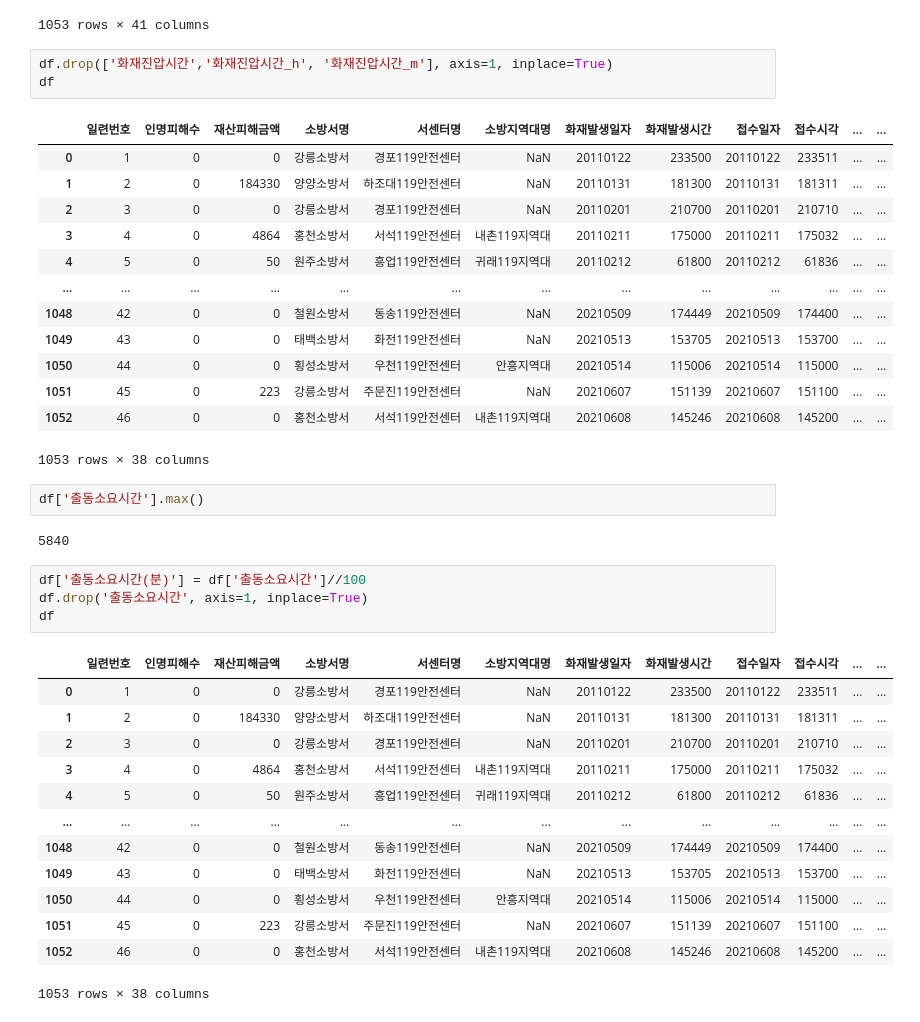
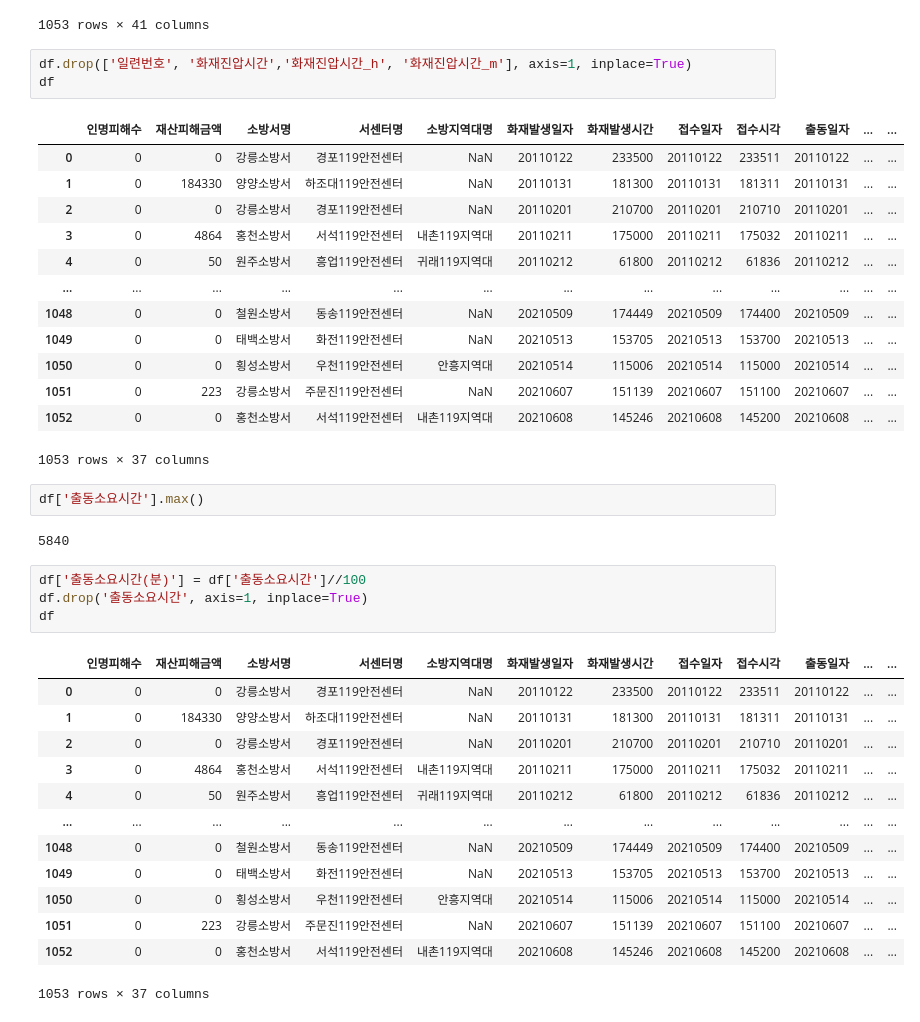
Before and after one commit to LIMDANBI/SKTFLYAI, a Jupyter notebook: pandas/project/강원도_산불_데이터_분석.ipynb, the cells around one changed output. Saved outputs shown, nothing was run; the diff lists cells and outputs as text.

```diff
--- a/pandas/project/강원도_산불_데이터_분석.ipynb
+++ b/pandas/project/강원도_산불_데이터_분석.ipynb
@@ -91,22 +100,22 @@ df
 | 1052 | 46 | 0 | 0 | 홍천소방서 | 서석119안전센터 | 내촌119지역대 | 20210608 | 145246 | 20210608 | 145200 | ... | ... |
 1053 rows × 41 columns
 # %%
-df.drop(['화재진압시간','화재진압시간_h', '화재진압시간_m'], axis=1, inplace=True)
+df.drop(['일련번호', '화재진압시간','화재진압시간_h', '화재진압시간_m'], axis=1, inplace=True)
 df
 # %% [output]
-|  | 일련번호 | 인명피해수 | 재산피해금액 | 소방서명 | 서센터명 | 소방지역대명 | 화재발생일자 | 화재발생시간 | 접수일자 | 접수시각 | ... | ... |
-| 0 | 1 | 0 | 0 | 강릉소방서 | 경포119안전센터 | NaN | 20110122 | 233500 | 20110122 | 233511 | ... | ... |
-| 1 | 2 | 0 | 184330 | 양양소방서 | 하조대119안전센터 | NaN | 20110131 | 181300 | 20110131 | 181311 | ... | ... |
-| 2 | 3 | 0 | 0 | 강릉소방서 | 경포119안전센터 | NaN | 20110201 | 210700 | 20110201 | 210710 | ... | ... |
-| 3 | 4 | 0 | 4864 | 홍천소방서 | 서석119안전센터 | 내촌119지역대 | 20110211 | 175000 | 20110211 | 175032 | ... | ... |
-| 4 | 5 | 0 | 50 | 원주소방서 | 흥업119안전센터 | 귀래119지역대 | 20110212 | 61800 | 20110212 | 61836 | ... | ... |
+|  | 인명피해수 | 재산피해금액 | 소방서명 | 서센터명 | 소방지역대명 | 화재발생일자 | 화재발생시간 | 접수일자 | 접수시각 | 출동일자 | ... | ... |
+| 0 | 0 | 0 | 강릉소방서 | 경포119안전센터 | NaN | 20110122 | 233500 | 20110122 | 233511 | 20110122 | ... | ... |
+| 1 | 0 | 184330 | 양양소방서 | 하조대119안전센터 | NaN | 20110131 | 181300 | 20110131 | 181311 | 20110131 | ... | ... |
+| 2 | 0 | 0 | 강릉소방서 | 경포119안전센터 | NaN | 20110201 | 210700 | 20110201 | 210710 | 20110201 | ... | ... |
+| 3 | 0 | 4864 | 홍천소방서 | 서석119안전센터 | 내촌119지역대 | 20110211 | 175000 | 20110211 | 175032 | 20110211 | ... | ... |
+| 4 | 0 | 50 | 원주소방서 | 흥업119안전센터 | 귀래119지역대 | 20110212 | 61800 | 20110212 | 61836 | 20110212 | ... | ... |
 | ... | ... | ... | ... | ... | ... | ... | ... | ... | ... | ... | ... | ... |
-| 1048 | 42 | 0 | 0 | 철원소방서 | 동송119안전센터 | NaN | 20210509 | 174449 | 20210509 | 174400 | ... | ... |
-| 1049 | 43 | 0 | 0 | 태백소방서 | 화전119안전센터 | NaN | 20210513 | 153705 | 20210513 | 153700 | ... | ... |
-| 1050 | 44 | 0 | 0 | 횡성소방서 | 우천119안전센터 | 안흥지역대 | 20210514 | 115006 | 20210514 | 115000 | ... | ... |
-| 1051 | 45 | 0 | 223 | 강릉소방서 | 주문진119안전센터 | NaN | 20210607 | 151139 | 20210607 | 151100 | ... | ... |
-| 1052 | 46 | 0 | 0 | 홍천소방서 | 서석119안전센터 | 내촌119지역대 | 20210608 | 145246 | 20210608 | 145200 | ... | ... |
+| 1048 | 0 | 0 | 철원소방서 | 동송119안전센터 | NaN | 20210509 | 174449 | 20210509 | 174400 | 20210509 | ... | ... |
+| 1049 | 0 | 0 | 태백소방서 | 화전119안전센터 | NaN | 20210513 | 153705 | 20210513 | 153700 | 20210513 | ... | ... |
+| 1050 | 0 | 0 | 횡성소방서 | 우천119안전센터 | 안흥지역대 | 20210514 | 115006 | 20210514 | 115000 | 20210514 | ... | ... |
+| 1051 | 0 | 223 | 강릉소방서 | 주문진119안전센터 | NaN | 20210607 | 151139 | 20210607 | 151100 | 20210607 | ... | ... |
+| 1052 | 0 | 0 | 홍천소방서 | 서석119안전센터 | 내촌119지역대 | 20210608 | 145246 | 20210608 | 145200 | 20210608 | ... | ... |
-1053 rows × 38 columns
+1053 rows × 37 columns
 # %%
 df['출동소요시간'].max()
 # %% [output]
@@ -116,16 +125,16 @@ df['출동소요시간(분)'] = df['출동소요시간']//100
 df.drop('출동소요시간', axis=1, inplace=True)
 df
 # %% [output]
-|  | 일련번호 | 인명피해수 | 재산피해금액 | 소방서명 | 서센터명 | 소방지역대명 | 화재발생일자 | 화재발생시간 | 접수일자 | 접수시각 | ... | ... |
-| 0 | 1 | 0 | 0 | 강릉소방서 | 경포119안전센터 | NaN | 20110122 | 233500 | 20110122 | 233511 | ... | ... |
-| 1 | 2 | 0 | 184330 | 양양소방서 | 하조대119안전센터 | NaN | 20110131 | 181300 | 20110131 | 181311 | ... | ... |
-| 2 | 3 | 0 | 0 | 강릉소방서 | 경포119안전센터 | NaN | 20110201 | 210700 | 20110201 | 210710 | ... | ... |
-| 3 | 4 | 0 | 4864 | 홍천소방서 | 서석119안전센터 | 내촌119지역대 | 20110211 | 175000 | 20110211 | 175032 | ... | ... |
-| 4 | 5 | 0 | 50 | 원주소방서 | 흥업119안전센터 | 귀래119지역대 | 20110212 | 61800 | 20110212 | 61836 | ... | ... |
+|  | 인명피해수 | 재산피해금액 | 소방서명 | 서센터명 | 소방지역대명 | 화재발생일자 | 화재발생시간 | 접수일자 | 접수시각 | 출동일자 | ... | ... |
+| 0 | 0 | 0 | 강릉소방서 | 경포119안전센터 | NaN | 20110122 | 233500 | 20110122 | 233511 | 20110122 | ... | ... |
+| 1 | 0 | 184330 | 양양소방서 | 하조대119안전센터 | NaN | 20110131 | 181300 | 20110131 | 181311 | 20110131 | ... | ... |
+| 2 | 0 | 0 | 강릉소방서 | 경포119안전센터 | NaN | 20110201 | 210700 | 20110201 | 210710 | 20110201 | ... | ... |
+| 3 | 0 | 4864 | 홍천소방서 | 서석119안전센터 | 내촌119지역대 | 20110211 | 175000 | 20110211 | 175032 | 20110211 | ... | ... |
+| 4 | 0 | 50 | 원주소방서 | 흥업119안전센터 | 귀래119지역대 | 20110212 | 61800 | 20110212 | 61836 | 20110212 | ... | ... |
 | ... | ... | ... | ... | ... | ... | ... | ... | ... | ... | ... | ... | ... |
-| 1048 | 42 | 0 | 0 | 철원소방서 | 동송119안전센터 | NaN | 20210509 | 174449 | 20210509 | 174400 | ... | ... |
-| 1049 | 43 | 0 | 0 | 태백소방서 | 화전119안전센터 | NaN | 20210513 | 153705 | 20210513 | 153700 | ... | ... |
-| 1050 | 44 | 0 | 0 | 횡성소방서 | 우천119안전센터 | 안흥지역대 | 20210514 | 115006 | 20210514 | 115000 | ... | ... |
-| 1051 | 45 | 0 | 223 | 강릉소방서 | 주문진119안전센터 | NaN | 20210607 | 151139 | 20210607 | 151100 | ... | ... |
-| 1052 | 46 | 0 | 0 | 홍천소방서 | 서석119안전센터 | 내촌119지역대 | 20210608 | 145246 | 20210608 | 145200 | ... | ... |
+| 1048 | 0 | 0 | 철원소방서 | 동송119안전센터 | NaN | 20210509 | 174449 | 20210509 | 174400 | 20210509 | ... | ... |
+| 1049 | 0 | 0 | 태백소방서 | 화전119안전센터 | NaN | 20210513 | 153705 | 20210513 | 153700 | 20210513 | ... | ... |
+| 1050 | 0 | 0 | 횡성소방서 | 우천119안전센터 | 안흥지역대 | 20210514 | 115006 | 20210514 | 115000 | 20210514 | ... | ... |
+| 1051 | 0 | 223 | 강릉소방서 | 주문진119안전센터 | NaN | 20210607 | 151139 | 20210607 | 151100 | 20210607 | ... | ... |
+| 1052 | 0 | 0 | 홍천소방서 | 서석119안전센터 | 내촌119지역대 | 20210608 | 145246 | 20210608 | 145200 | 20210608 | ... | ... |
-1053 rows × 38 columns
+1053 rows × 37 columns
```
Also changed, not shown: parts of 37 cells of this notebook, 1 other file.
